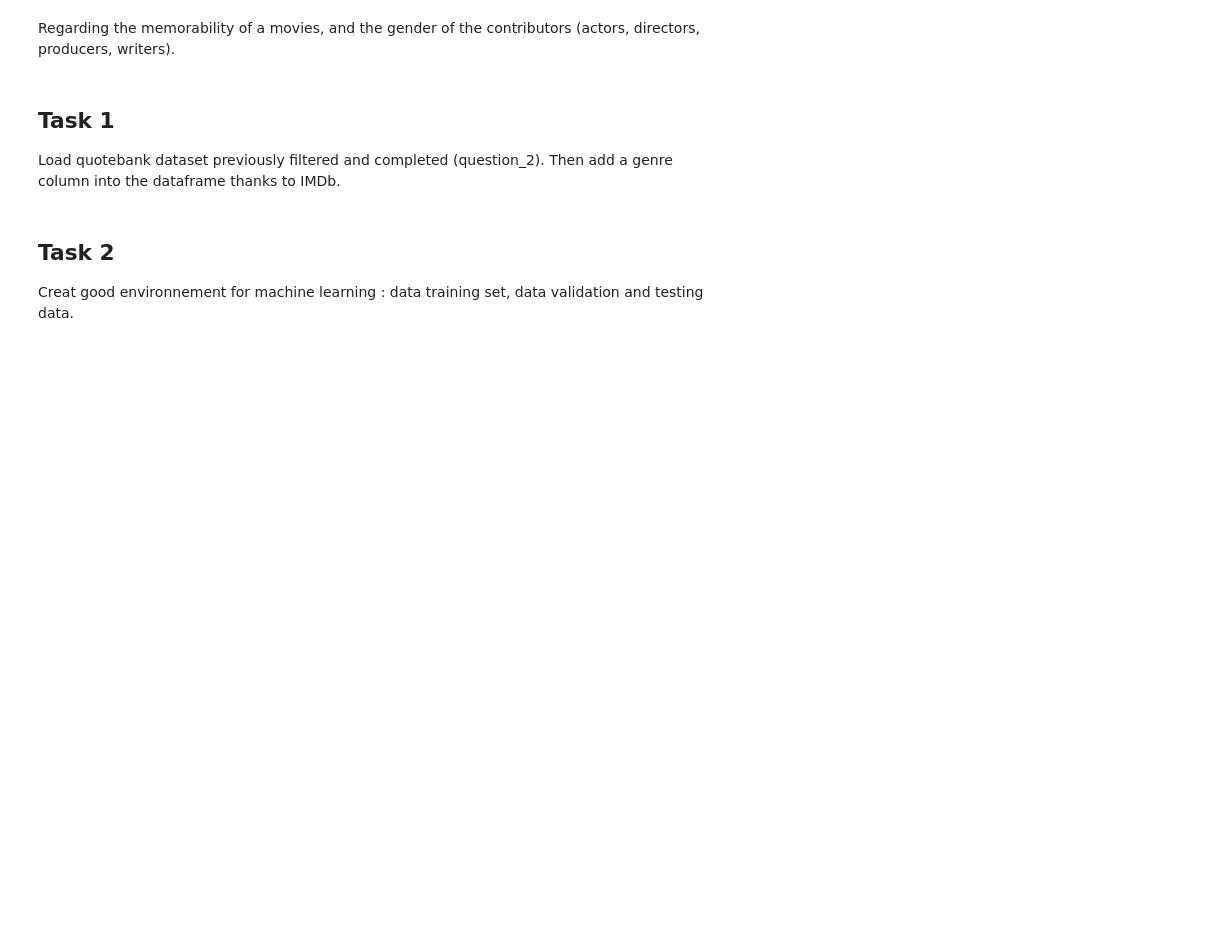
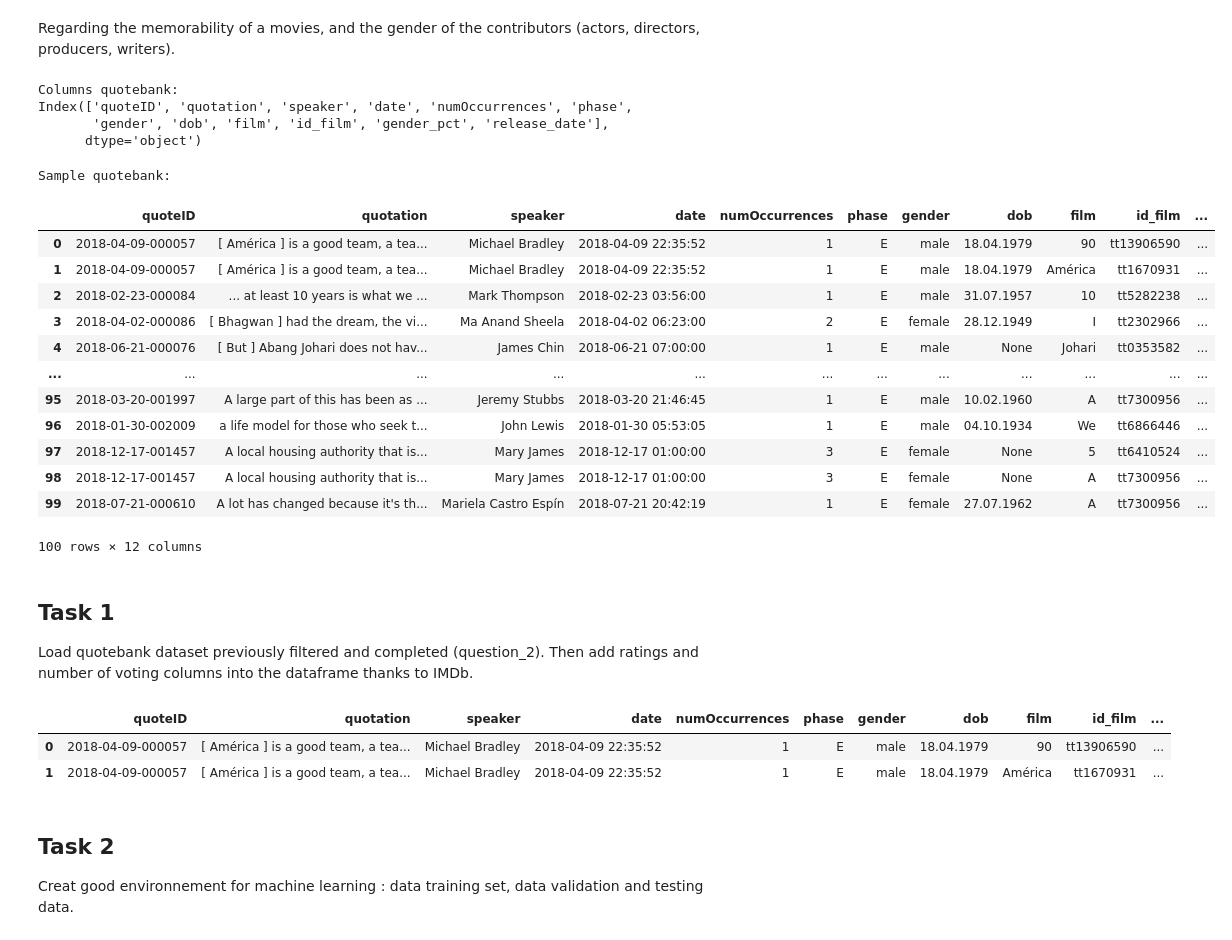
Before and after one commit to epfl-ada/ada-2021-project-escouade, a Jupyter notebook: src/Question_3.ipynb, the cells around one changed output. Cells and saved outputs as stored; diff of their text form; code cells hidden in the pictures; blank space fills up the shorter version.

Commit message:
'question_3'

```diff
--- a/src/Question_3.ipynb
+++ b/src/Question_3.ipynb
@@ -5,3 +16,36 @@ Regarding the memorability of a movies, and the gender of the contributors (acto
+# %%
+QUOTEBANK ='../generated/QUOTEBANK/sample/moviefiltered_10tk_random.json.bz2'
+# %%
+with pd.read_json(QUOTEBANK, lines=True, compression='bz2', chunksize=100) as df_reader:
+    for chunk in df_reader:
+        df_quotebank = chunk
+        break
+# column list for Quotebank dataset
+print(f"\nColumns quotebank:\n{df_quotebank.columns}")
+# %% [output]
+Columns quotebank:
+Index(['quoteID', 'quotation', 'speaker', 'date', 'numOccurrences', 'phase',
+       'gender', 'dob', 'film', 'id_film', 'gender_pct', 'release_date'],
+      dtype='object')
+# %%
+# Sample for Quotebank dataset
+print("\nSample quotebank:\n")
+display(df_quotebank)
+# %% [output]
+Sample quotebank:
+|  | quoteID | quotation | speaker | date | numOccurrences | phase | gender | dob | film | id_film | ... |
+| 0 | 2018-04-09-000057 | [ América ] is a good team, a tea... | Michael Bradley | 2018-04-09 22:35:52 | 1 | E | male | 18.04.1979 | 90 | tt13906590 | ... |
+| 1 | 2018-04-09-000057 | [ América ] is a good team, a tea... | Michael Bradley | 2018-04-09 22:35:52 | 1 | E | male | 18.04.1979 | América | tt1670931 | ... |
+| 2 | 2018-02-23-000084 | ... at least 10 years is what we ... | Mark Thompson | 2018-02-23 03:56:00 | 1 | E | male | 31.07.1957 | 10 | tt5282238 | ... |
+| 3 | 2018-04-02-000086 | [ Bhagwan ] had the dream, the vi... | Ma Anand Sheela | 2018-04-02 06:23:00 | 2 | E | female | 28.12.1949 | I | tt2302966 | ... |
+| 4 | 2018-06-21-000076 | [ But ] Abang Johari does not hav... | James Chin | 2018-06-21 07:00:00 | 1 | E | male | None | Johari | tt0353582 | ... |
+| ... | ... | ... | ... | ... | ... | ... | ... | ... | ... | ... | ... |
+| 95 | 2018-03-20-001997 | A large part of this has been as ... | Jeremy Stubbs | 2018-03-20 21:46:45 | 1 | E | male | 10.02.1960 | A | tt7300956 | ... |
+| 96 | 2018-01-30-002009 | a life model for those who seek t... | John Lewis | 2018-01-30 05:53:05 | 1 | E | male | 04.10.1934 | We | tt6866446 | ... |
+| 97 | 2018-12-17-001457 | A local housing authority that is... | Mary James | 2018-12-17 01:00:00 | 3 | E | female | None | 5 | tt6410524 | ... |
+| 98 | 2018-12-17-001457 | A local housing authority that is... | Mary James | 2018-12-17 01:00:00 | 3 | E | female | None | A | tt7300956 | ... |
+| 99 | 2018-07-21-000610 | A lot has changed because it's th... | Mariela Castro Espín | 2018-07-21 20:42:19 | 1 | E | female | 27.07.1962 | A | tt7300956 | ... |
+100 rows × 12 columns
 # %% [markdown]
 ## Task 1
-Load quotebank dataset previously filtered and completed (question_2). Then add a genre column into the dataframe thanks to IMDb.
+Load quotebank dataset previously filtered and completed (question_2). Then add ratings and number of voting columns into the dataframe thanks to IMDb.
@@ -8,3 +59,9 @@ Load quotebank dataset previously filtered and completed (question_2). Then add
+# %%
+df_ML.head(2)
+# %% [output]
+|  | quoteID | quotation | speaker | date | numOccurrences | phase | gender | dob | film | id_film | ... |
+| 0 | 2018-04-09-000057 | [ América ] is a good team, a tea... | Michael Bradley | 2018-04-09 22:35:52 | 1 | E | male | 18.04.1979 | 90 | tt13906590 | ... |
+| 1 | 2018-04-09-000057 | [ América ] is a good team, a tea... | Michael Bradley | 2018-04-09 22:35:52 | 1 | E | male | 18.04.1979 | América | tt1670931 | ... |
 # %% [markdown]
 ## Task 2
 Creat good environnement for machine learning : data training set, data validation and testing data.
```
Also changed, not shown: parts of 19 cells of this notebook.
